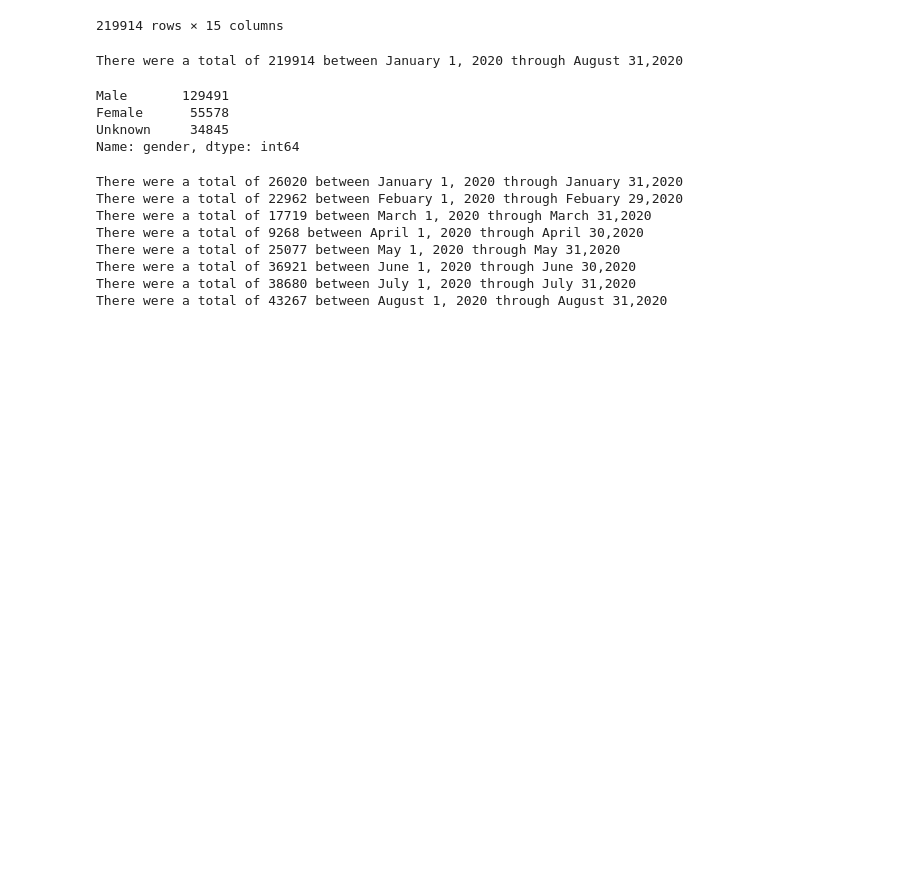
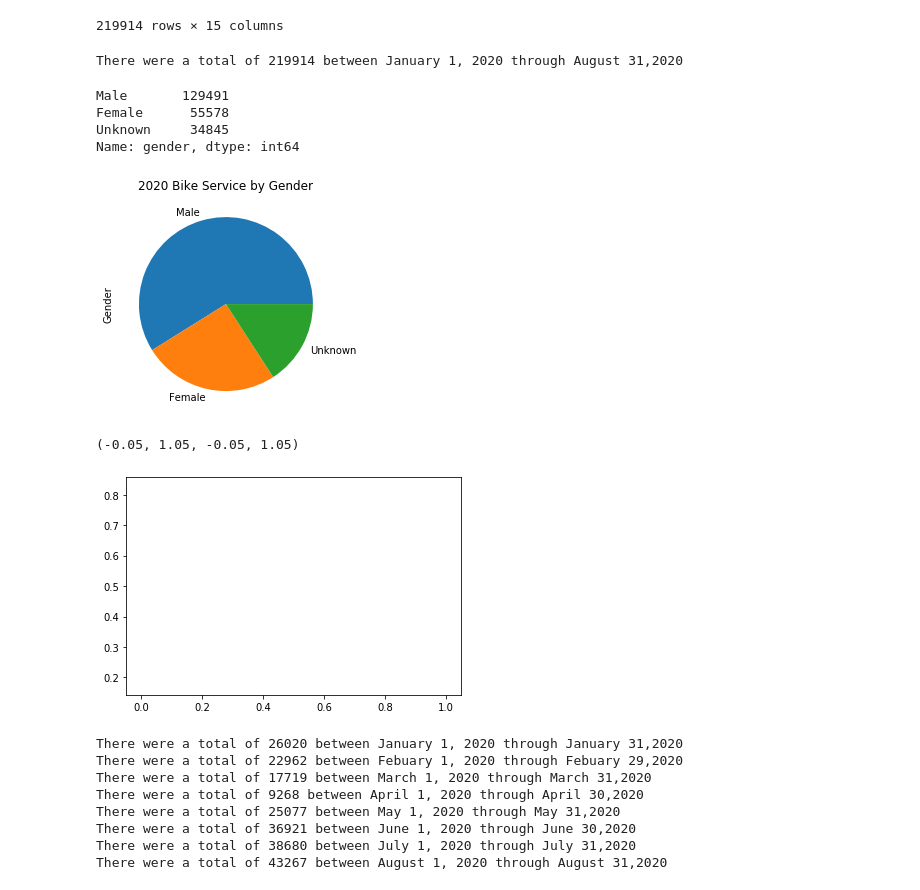
Before and after one commit to tnatoli29/Project_1, a Jupyter notebook: CitiBike/CitiBike 2020 Merge.ipynb, the cells around one changed output. Saved outputs shown, nothing was run; the diff lists cells and outputs as text; code cells hidden in the pictures; blank space fills up the shorter version.

```diff
--- a/CitiBike/CitiBike 2020 Merge.ipynb
+++ b/CitiBike/CitiBike 2020 Merge.ipynb
@@ -102,6 +102,17 @@ Male       129491
 Female      55578
 Unknown     34845
 Name: gender, dtype: int64
+# %%
+# Create a pie chart based upon use of service by gender
+bike_pie = gender_type.plot(kind="pie", y=gender_type, title=("2020 Bike Service by Gender"))
+bike_pie.set_ylabel("Gender")
+plt.show()
+plt.tight_layout()
+plt.axis("equal")
+# %% [output]
+[figure, added]
+(-0.05, 1.05, -0.05, 1.05)
+[figure, added]
 # %%
 # Number of rides broken down by month
 jancount2020 = len(jan_2020_df["tripduration"])
```
Also changed, not shown: parts of 6 cells of this notebook.
